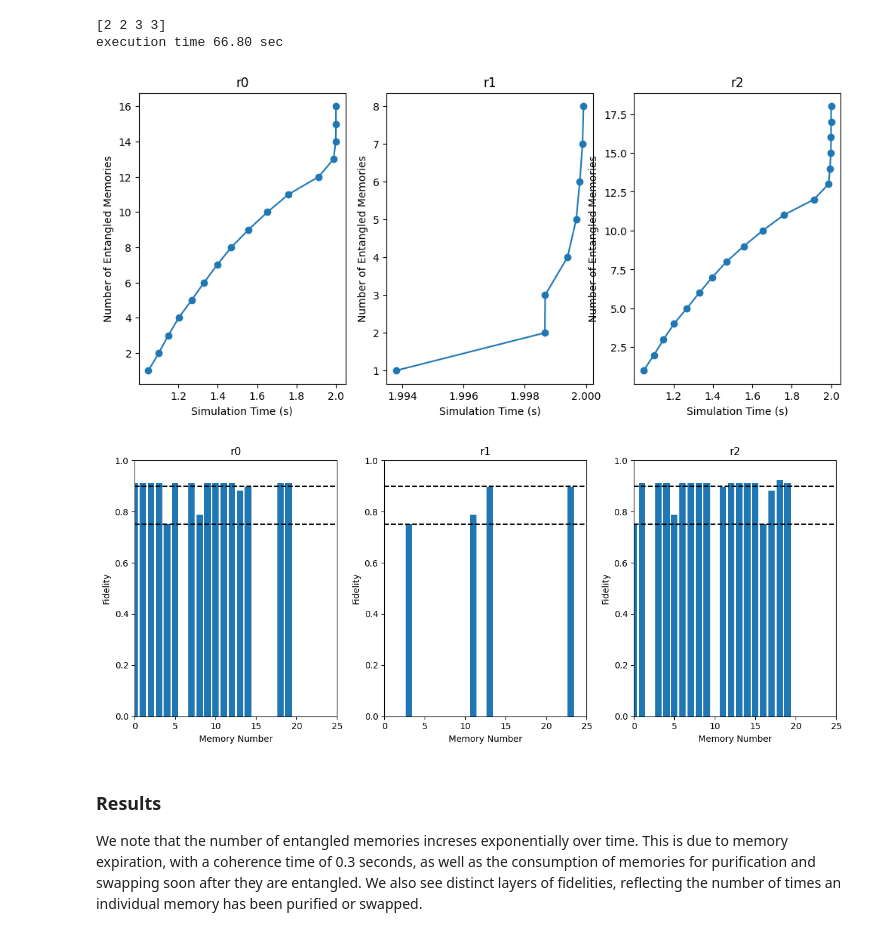
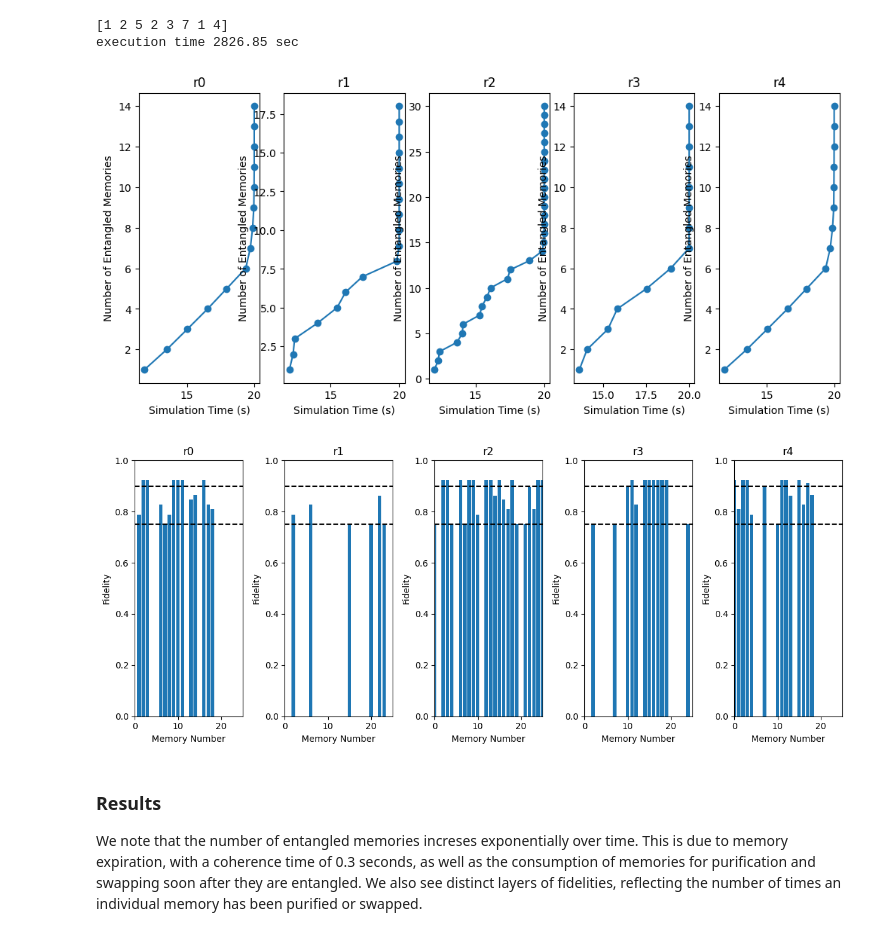
Before and after one commit to cwhowe/SeQUeNCe, a Jupyter notebook: example/Multi_Node_Framework_WORKING.ipynb, the cells around one changed output. Drawn from its saved outputs; the diff is of its cells as text; code cells hidden in the pictures.

Commit message:
Updated many files, added chain, added plots
Still not sure about even/odd

```diff
--- a/example/Multi_Node_Framework_WORKING.ipynb
+++ b/example/Multi_Node_Framework_WORKING.ipynb
@@ -219,18 +219,18 @@ def test(sim_time, cc_delay, qc_atten, qc_dist, num_nodes, starting_node, desire
 # %%
 #interactive_plot = interact(test, sim_time=(2000, 4000, 500), cc_delay=(0.1, 1, 0.1), qc_atten=[1e-5, 2e-5, 3e-5], qc_dist=(1, 10, 1))
 #interactive_plot
-num_nodes = 3
+num_nodes = 5
 size = 2*(num_nodes - 1)
 qc_distances = np.random.randint(1, 9, size)
 print(qc_distances)
 starting = 0
-desired = 2
-test(2000, 0.1, 1e-5, qc_distances, num_nodes, starting, desired)
+desired = 4
+test(20000, 0.1, 1e-5, qc_distances, num_nodes, starting, desired)
 # %% [output]
-[2 2 3 3]
-execution time 66.80 sec
+[1 2 5 2 3 7 1 4]
+execution time 2826.85 sec
-[figure, old version]
+[figure, new version]
-[figure, old version]
+[figure, new version]
 # %% [markdown]
 ### Results
 
```
Also changed, not shown: 12 other files.
